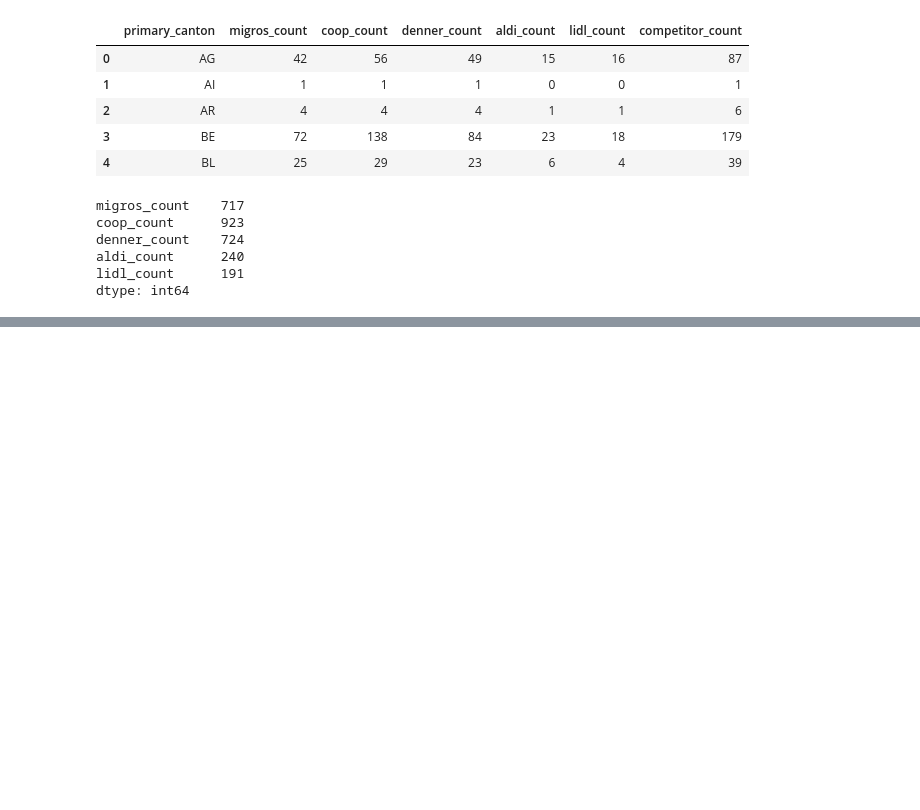
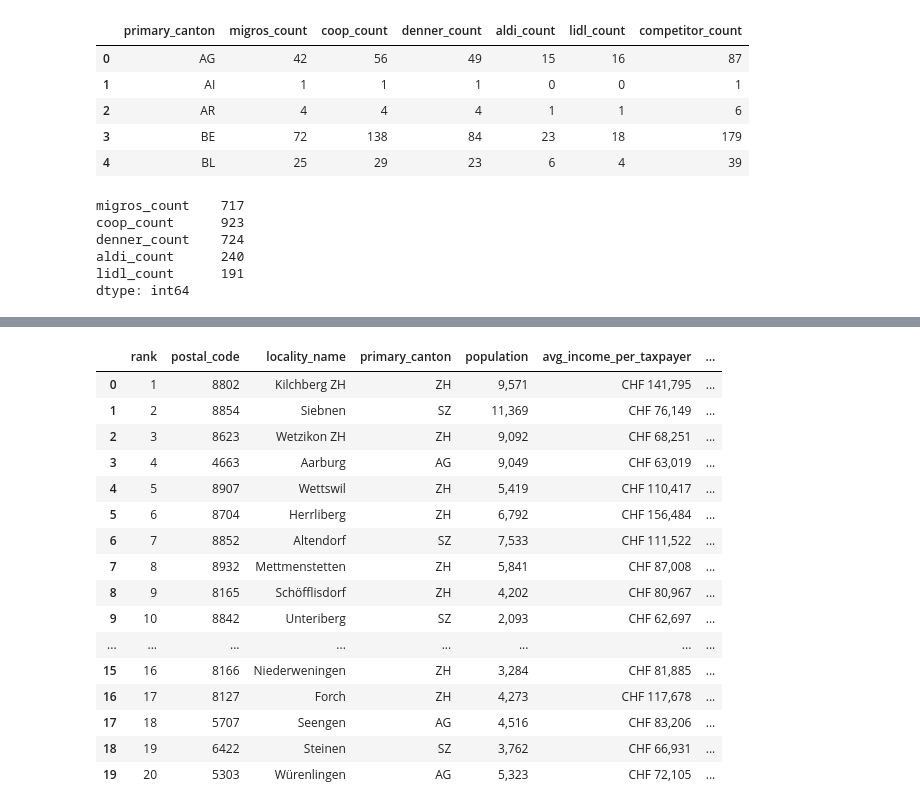
Before and after one commit to laravich/migros-store-location-analysis, a Jupyter notebook: 07_opportunity_analysis.ipynb, the cells around one changed output, grey strips where cells are left out. Saved outputs shown, nothing was run; the diff lists cells and outputs as text; code cells hidden in the pictures; blank space fills up the shorter version.

```diff
--- a/07_opportunity_analysis.ipynb
+++ b/07_opportunity_analysis.ipynb
@@ -464,0 +1154,55 @@ print(canton_store_df[["migros_count", "denner_count", "migros_group_count", "co
+# %%
+scaler = MinMaxScaler()
+postcode_opportunity_df[["population_score", "income_score", "distance_score", "competitor_level"]] = scaler.fit_transform(postcode_opportunity_df[["population", "avg_income_per_taxpayer", "nearest_migros_distance_km", "external_competitor_count"]])
+
+# For population, income and distance, a higher value is desirable. For competitors, a lower value is preferable
+postcode_opportunity_df["low_competition_score"] = 1 - postcode_opportunity_df["competitor_level"]
+# %%
+# Calculate the opportunity score
+# initial weights:
+# Population: 40%
+# Income: 25%
+# Distance from Migros: 25%
+# Low competition: 10%
+postcode_opportunity_df["opportunity_score"] = (
+    postcode_opportunity_df["population_score"] * 0.40 +
+    postcode_opportunity_df["income_score"] * 0.25 +
+    postcode_opportunity_df["distance_score"] * 0.25 +
+    postcode_opportunity_df["low_competition_score"] * 0.10
+)
+
+#Convert the score to a more readable 0–100 scale
+postcode_opportunity_df["opportunity_score"] = postcode_opportunity_df["opportunity_score"] * 100
+
+#rank the postcodes
+postcode_ranking_df = postcode_opportunity_df.sort_values("opportunity_score", ascending=False).reset_index(drop=True)
+postcode_ranking_df["rank"] = postcode_ranking_df.index + 1
+
+ranking_columns = ["rank", "postal_code", "locality_name", "primary_canton", "population", "avg_income_per_taxpayer", "external_competitor_count", "nearest_migros_postcode", "nearest_migros_distance_km", "opportunity_score"]
+
+display(
+    postcode_ranking_df[ranking_columns].head(20).style.format({
+        "population": "{:,.0f}",
+        "avg_income_per_taxpayer": "CHF {:,.0f}",
+        "nearest_migros_distance_km": "{:.2f} km",
+        "opportunity_score": "{:.1f}"
+    })
+)
+# %% [output]
+|  | rank | postal_code | locality_name | primary_canton | population | avg_income_per_taxpayer | ... |
+| 0 | 1 | 8802 | Kilchberg ZH | ZH | 9,571 | CHF 141,795 | ... |
+| 1 | 2 | 8854 | Siebnen | SZ | 11,369 | CHF 76,149 | ... |
+| 2 | 3 | 8623 | Wetzikon ZH | ZH | 9,092 | CHF 68,251 | ... |
+| 3 | 4 | 4663 | Aarburg | AG | 9,049 | CHF 63,019 | ... |
+| 4 | 5 | 8907 | Wettswil | ZH | 5,419 | CHF 110,417 | ... |
+| 5 | 6 | 8704 | Herrliberg | ZH | 6,792 | CHF 156,484 | ... |
+| 6 | 7 | 8852 | Altendorf | SZ | 7,533 | CHF 111,522 | ... |
+| 7 | 8 | 8932 | Mettmenstetten | ZH | 5,841 | CHF 87,008 | ... |
+| 8 | 9 | 8165 | Schöfflisdorf | ZH | 4,202 | CHF 80,967 | ... |
+| 9 | 10 | 8842 | Unteriberg | SZ | 2,093 | CHF 62,697 | ... |
+| ... | ... | ... | ... | ... | ... | ... | ... |
+| 15 | 16 | 8166 | Niederweningen | ZH | 3,284 | CHF 81,885 | ... |
+| 16 | 17 | 8127 | Forch | ZH | 4,273 | CHF 117,678 | ... |
+| 17 | 18 | 5707 | Seengen | AG | 4,516 | CHF 83,206 | ... |
+| 18 | 19 | 6422 | Steinen | SZ | 3,762 | CHF 66,931 | ... |
+| 19 | 20 | 5303 | Würenlingen | AG | 5,323 | CHF 72,105 | ... |
```
Also changed, not shown: parts of 51 cells of this notebook.
